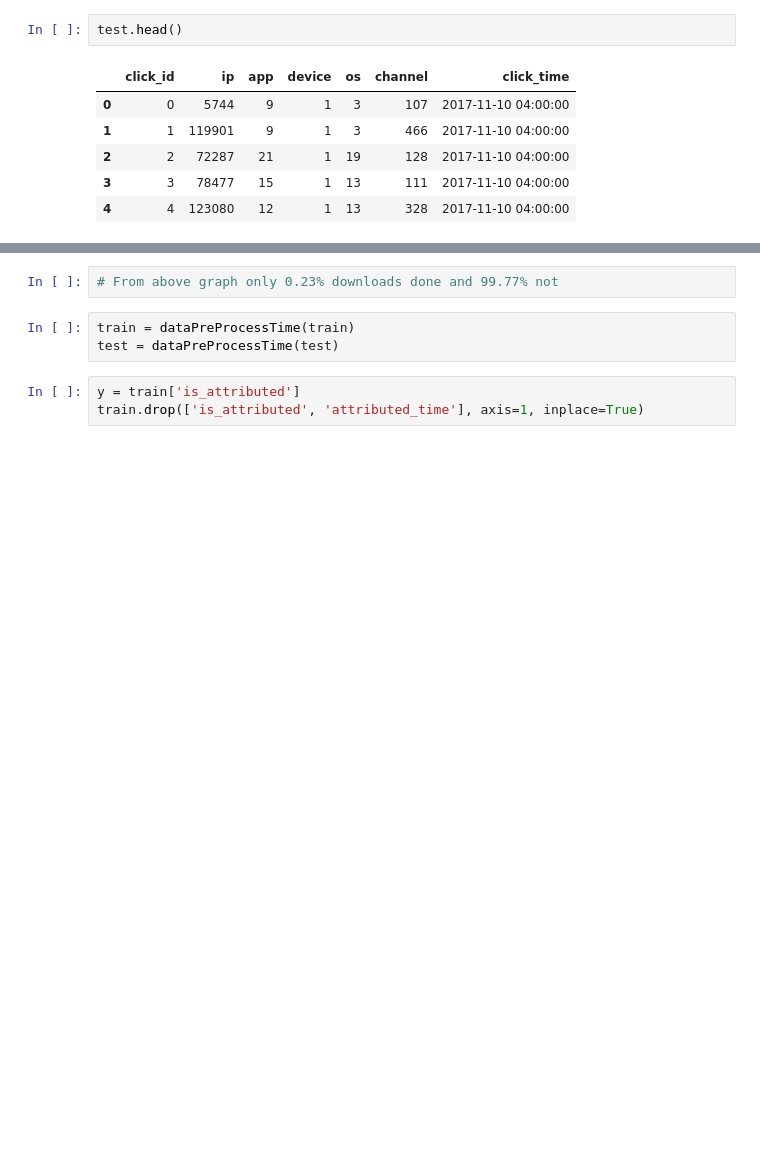
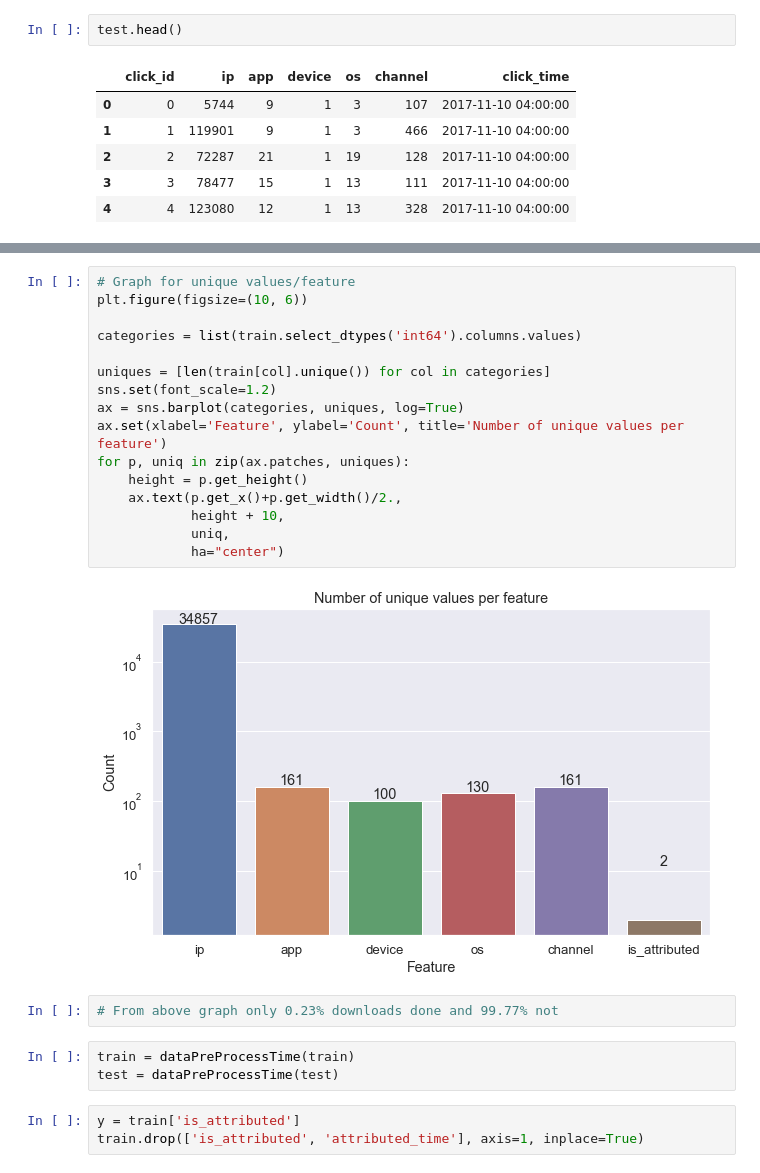
Before and after one commit to moabdelmoez/Udacity-ML-Nanodegree-Capston, a Jupyter notebook: capstone_final.ipynb, the cells around one changed output, grey strips where cells are left out. Saved outputs shown, nothing was run; the diff lists cells and outputs as text; blank space fills up the shorter version.

```diff
--- a/capstone_final.ipynb
+++ b/capstone_final.ipynb
@@ -57,6 +86,24 @@ for p, uniq in zip(ax.patches, [mean, 1-mean]):
             ha="center")
 # %% [output]
 [figure]
+# %%
+# Graph for unique values/feature
+plt.figure(figsize=(10, 6))
+
+categories = list(train.select_dtypes('int64').columns.values)
+
+uniques = [len(train[col].unique()) for col in categories]
+sns.set(font_scale=1.2)
+ax = sns.barplot(categories, uniques, log=True)
+ax.set(xlabel='Feature', ylabel='Count', title='Number of unique values per feature')
+for p, uniq in zip(ax.patches, uniques):
+    height = p.get_height()
+    ax.text(p.get_x()+p.get_width()/2.,
+            height + 10,
+            uniq,
+            ha="center")
+# %% [output]
+[figure, added]
 # %%
 # From above graph only 0.23% downloads done and 99.77% not
 # %%
```
Also changed, not shown: parts of 11 cells of this notebook, 2 other files.
